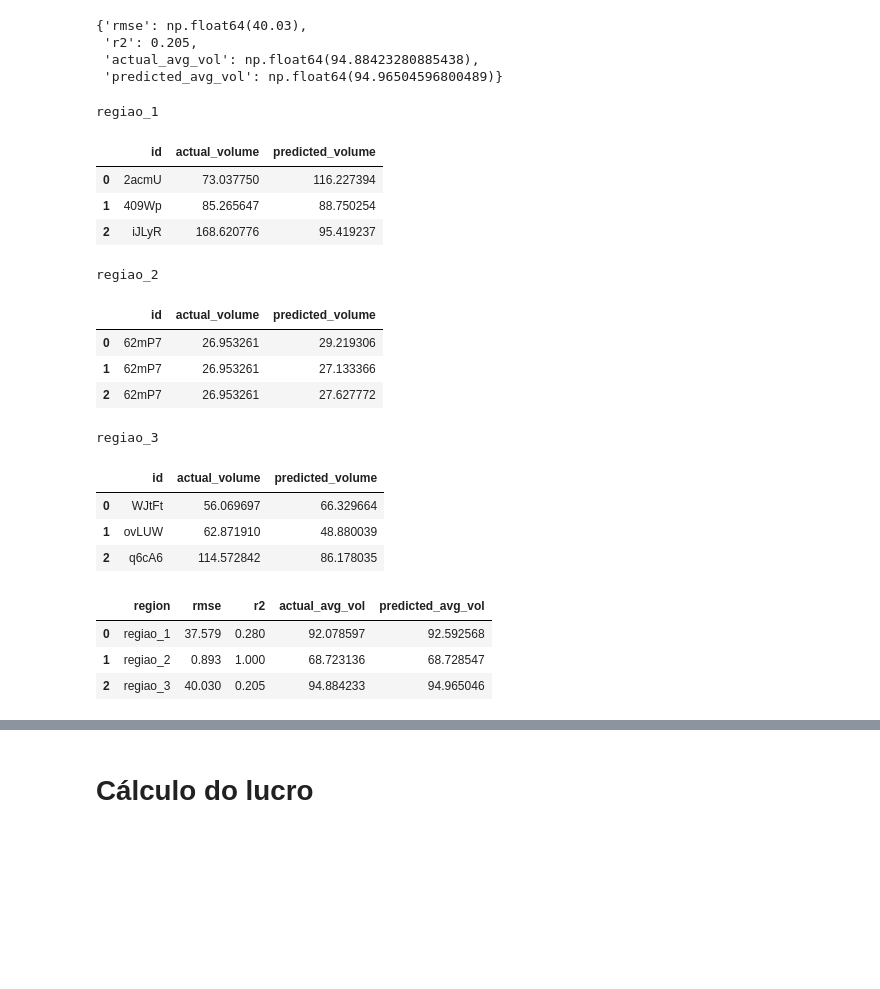
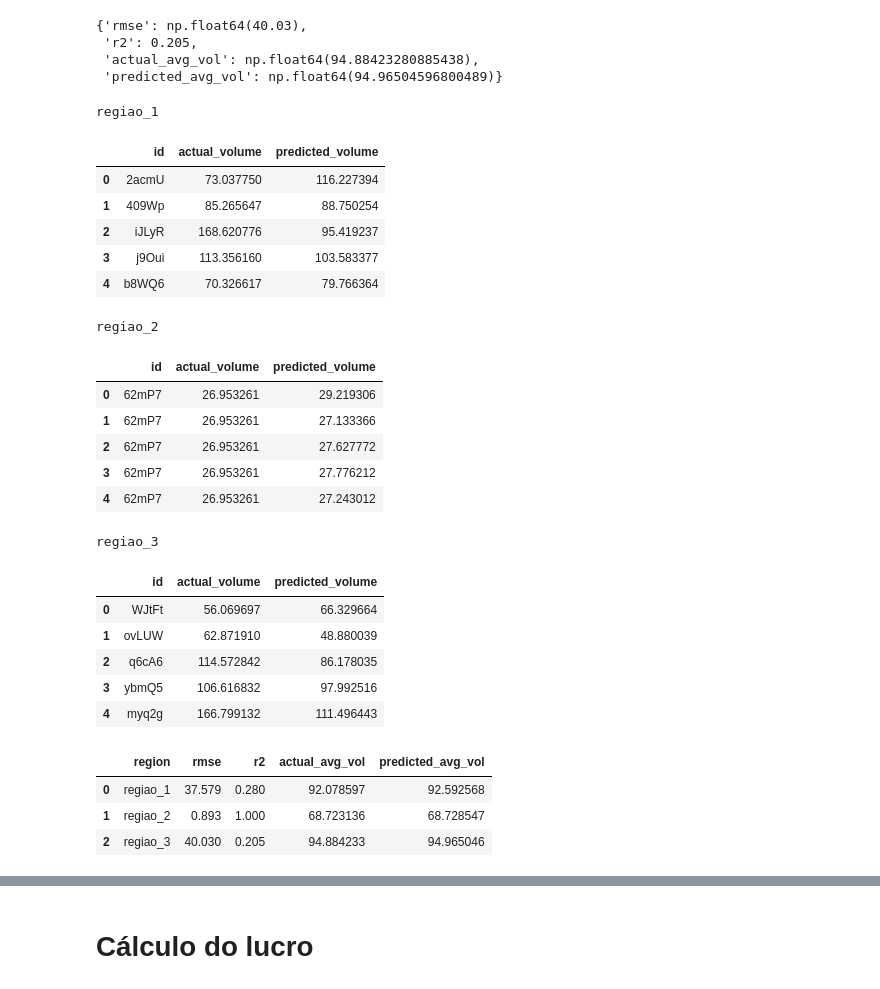
Before and after one commit to johmarsouza99/OilFieldProfitPrediction, a Jupyter notebook: project_10.ipynb, the cells around one changed output, grey strips where cells are left out. Drawn from its saved outputs; the diff is of its cells as text; code cells hidden in the pictures; blank space fills up the shorter version.

```diff
--- a/project_10.ipynb
+++ b/project_10.ipynb
@@ -193,27 +206,33 @@ model_result_df = pd.concat([model_result_df['region'], pd.json_normalize(model_
 # %%
 # Comparando os modelos
 for region in regioes:
     print('\033[1m')
     print(region)
-    display(actual_pred_vol[region].head(3))
+    display(actual_pred_vol[region].head(5))
 
 display(model_result_df)
 # %% [output]
 regiao_1
 |  | id | actual_volume | predicted_volume |
 | 0 | 2acmU | 73.037750 | 116.227394 |
 | 1 | 409Wp | 85.265647 | 88.750254 |
 | 2 | iJLyR | 168.620776 | 95.419237 |
+| 3 | j9Oui | 113.356160 | 103.583377 |
+| 4 | b8WQ6 | 70.326617 | 79.766364 |
 regiao_2
 |  | id | actual_volume | predicted_volume |
 | 0 | 62mP7 | 26.953261 | 29.219306 |
 | 1 | 62mP7 | 26.953261 | 27.133366 |
 | 2 | 62mP7 | 26.953261 | 27.627772 |
+| 3 | 62mP7 | 26.953261 | 27.776212 |
+| 4 | 62mP7 | 26.953261 | 27.243012 |
 regiao_3
 |  | id | actual_volume | predicted_volume |
 | 0 | WJtFt | 56.069697 | 66.329664 |
 | 1 | ovLUW | 62.871910 | 48.880039 |
 | 2 | q6cA6 | 114.572842 | 86.178035 |
+| 3 | ybmQ5 | 106.616832 | 97.992516 |
+| 4 | myq2g | 166.799132 | 111.496443 |
 |  | region | rmse | r2 | actual_avg_vol | predicted_avg_vol |
 | 0 | regiao_1 | 37.579 | 0.280 | 92.078597 | 92.592568 |
 | 1 | regiao_2 | 0.893 | 1.000 | 68.723136 | 68.728547 |
```
Also changed, not shown: parts of 13 cells of this notebook.
